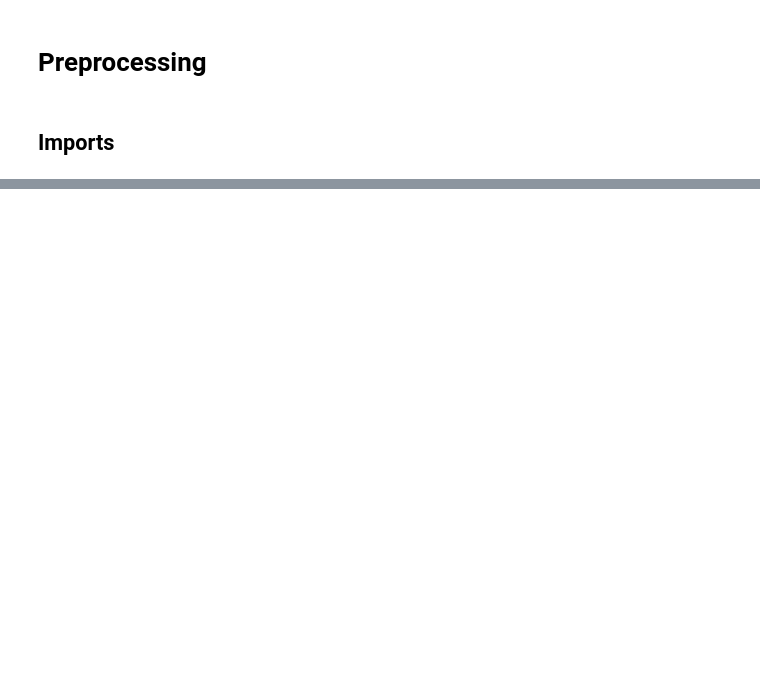
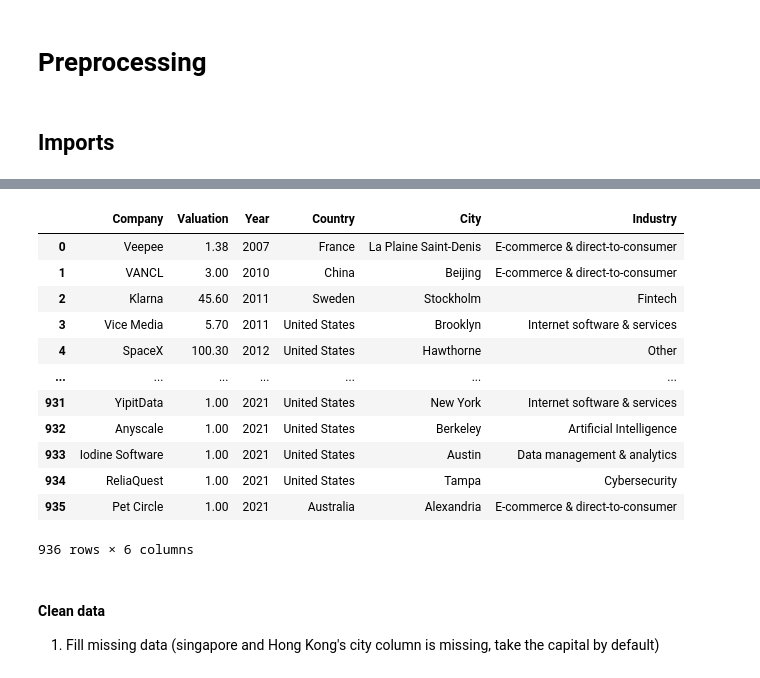
Before and after one commit to dalnakeb/Information_Visualisation_Project, a Jupyter notebook: notebooks/preprocessing.ipynb, the cells around one changed output, grey strips where cells are left out. Saved outputs shown, nothing was run; the diff lists cells and outputs as text; code cells hidden in the pictures; blank space fills up the shorter version.

```diff
--- a/notebooks/preprocessing.ipynb
+++ b/notebooks/preprocessing.ipynb
@@ -29,0 +55,22 @@ unicorn_startups_df
+# %%
+unicorn_startups_df["Date"] = unicorn_startups_df["Date"].apply(lambda x: int(x[-4:]))
+unicorn_startups_df = unicorn_startups_df.rename(columns={'Date': 'Year'})
+unicorn_startups_df = unicorn_startups_df.sort_values(by=["Year", "Valuation"], ascending=[True, False]).reset_index(drop=True)
+unicorn_startups_df
+# %% [output]
+|  | Company | Valuation | Year | Country | City | Industry |
+| 0 | Veepee | 1.38 | 2007 | France | La Plaine Saint-Denis | E-commerce & direct-to-consumer |
+| 1 | VANCL | 3.00 | 2010 | China | Beijing | E-commerce & direct-to-consumer |
+| 2 | Klarna | 45.60 | 2011 | Sweden | Stockholm | Fintech |
+| 3 | Vice Media | 5.70 | 2011 | United States | Brooklyn | Internet software & services |
+| 4 | SpaceX | 100.30 | 2012 | United States | Hawthorne | Other |
+| ... | ... | ... | ... | ... | ... | ... |
+| 931 | YipitData | 1.00 | 2021 | United States | New York | Internet software & services |
+| 932 | Anyscale | 1.00 | 2021 | United States | Berkeley | Artificial Intelligence |
+| 933 | Iodine Software | 1.00 | 2021 | United States | Austin | Data management & analytics |
+| 934 | ReliaQuest | 1.00 | 2021 | United States | Tampa | Cybersecurity |
+| 935 | Pet Circle | 1.00 | 2021 | Australia | Alexandria | E-commerce & direct-to-consumer |
+936 rows × 6 columns
+# %% [markdown]
+#### Clean data
+1. Fill missing data (singapore and Hong Kong's city column is missing, take the capital by default)
```
Also changed, not shown: parts of 39 cells of this notebook, 7 other files.
